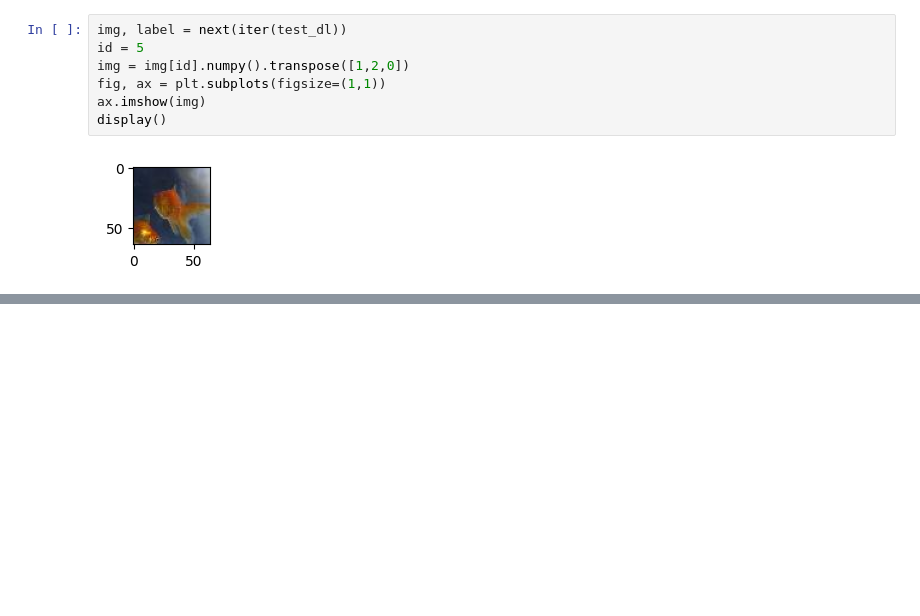
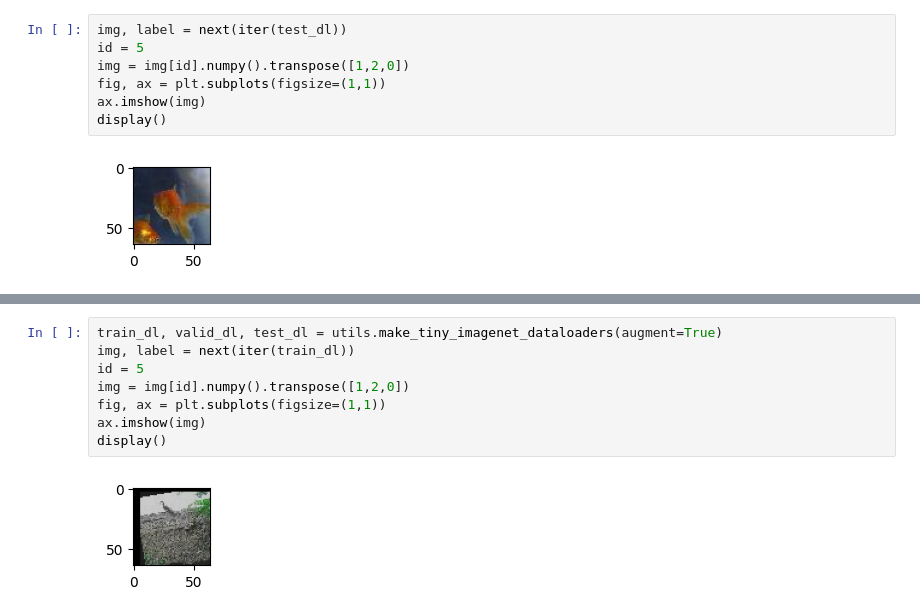
Before and after one commit to vaharoni/cv-sprint, a Jupyter notebook: models/00-utils-test.ipynb, the cells around one changed output, grey strips where cells are left out. Saved outputs shown, nothing was run; the diff lists cells and outputs as text; blank space fills up the shorter version.

```diff
--- a/models/00-utils-test.ipynb
+++ b/models/00-utils-test.ipynb
@@ -117,0 +112,10 @@ TestNetwork(
+# %%
+train_dl, valid_dl, test_dl = utils.make_tiny_imagenet_dataloaders(augment=True)
+img, label = next(iter(train_dl))
+id = 5
+img = img[id].numpy().transpose([1,2,0])
+fig, ax = plt.subplots(figsize=(1,1))
+ax.imshow(img)
+display()
+# %% [output]
+[figure, added]
```
Also changed, not shown: parts of 14 cells of this notebook, 5 other files.
